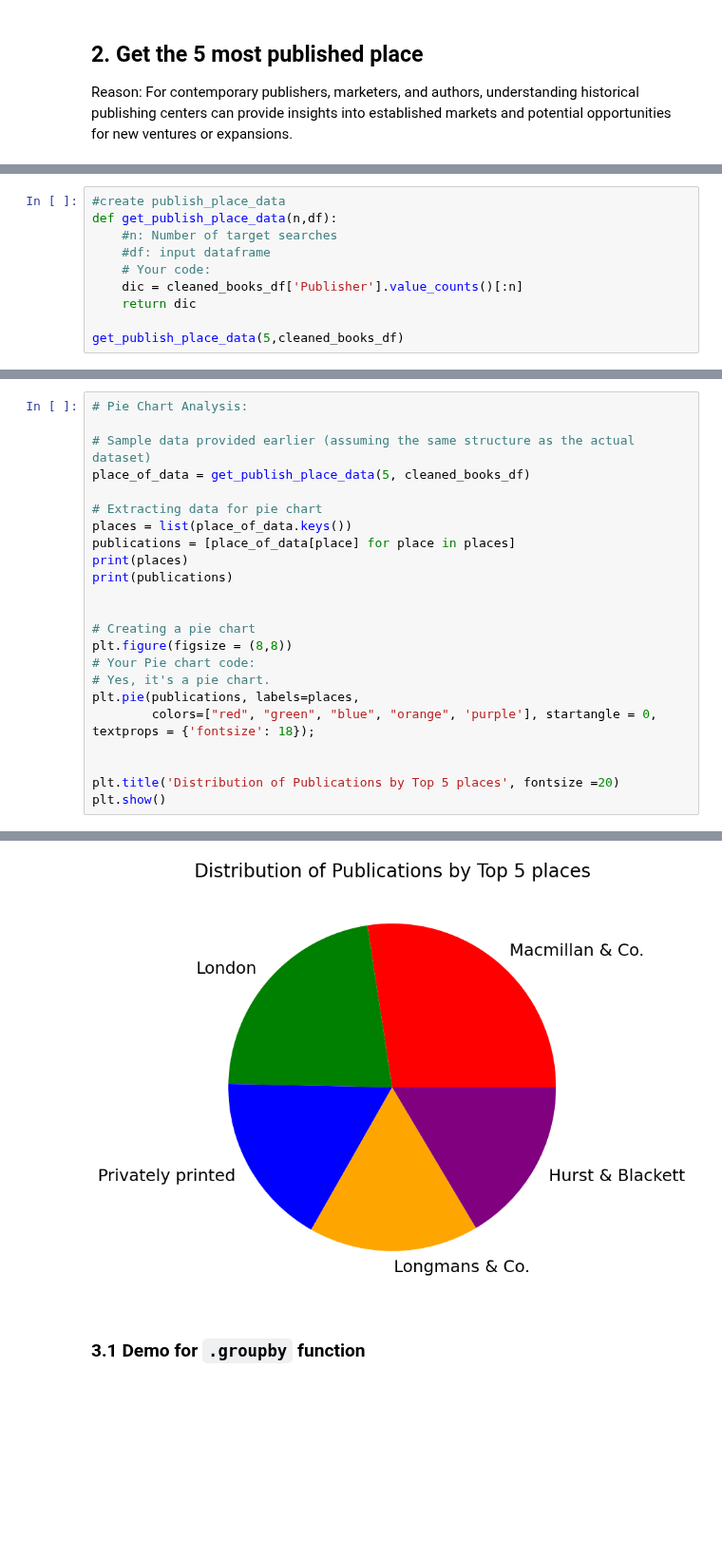
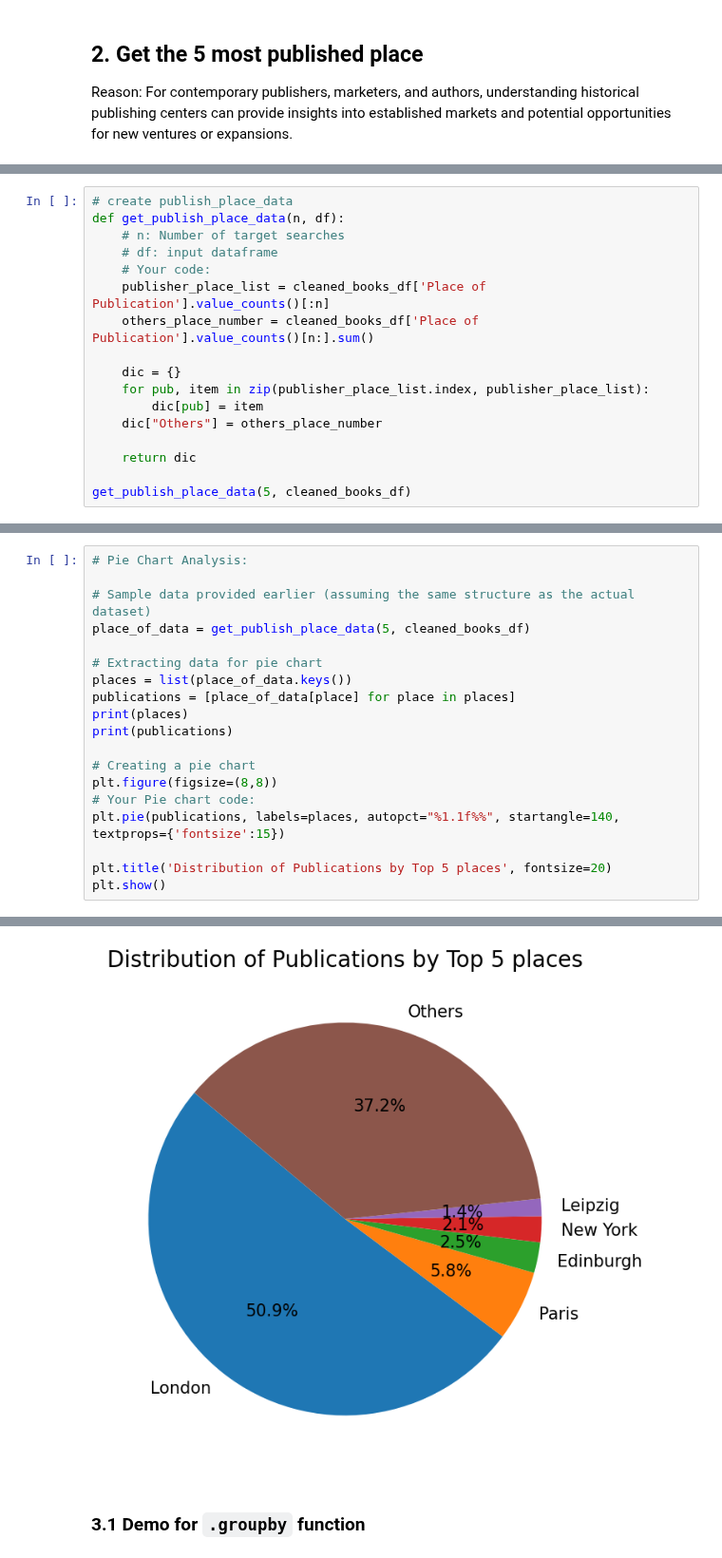
Before and after one commit to orchlonn/CS-456, a Jupyter notebook: Quizzes/Quiz-4.3/Orchlon_Quiz43.ipynb, the cells around one changed output, grey strips where cells are left out. Shown at 95% size. Saved outputs shown, nothing was run; the diff lists cells and outputs as text; blank space fills up the shorter version.

```diff
--- a/Quizzes/Quiz-4.3/Orchlon_Quiz43.ipynb
+++ b/Quizzes/Quiz-4.3/Orchlon_Quiz43.ipynb
@@ -199,13 +199,20 @@ cleaned_books_df.describe()
 | top | London | 1897 | Macmillan & Co. | Poems | William Shakespeare | http://www.flickr.com/photos/brit... |
 | freq | 4219 | 174 | 85 | 10 | 48 | 1 |
 # %%
-#create publish_place_data
-def get_publish_place_data(n,df):
-    #n: Number of target searches
-    #df: input dataframe
+# create publish_place_data
+def get_publish_place_data(n, df):
+    # n: Number of target searches
+    # df: input dataframe
     # Your code:
-    dic = cleaned_books_df['Publisher'].value_counts()[:n]
+    publisher_place_list = cleaned_books_df['Place of Publication'].value_counts()[:n]
+    others_place_number = cleaned_books_df['Place of Publication'].value_counts()[n:].sum()
+
+    dic = {}
+    for pub, item in zip(publisher_place_list.index, publisher_place_list):
+        dic[pub] = item
+    dic["Others"] = others_place_number
+
     return dic
 
-get_publish_place_data(5,cleaned_books_df)
+get_publish_place_data(5, cleaned_books_df)
 # %% [output]
@@ -228,15 +234,11 @@ publications = [place_of_data[place] for place in places]
 print(places)
 print(publications)
 
+# Creating a pie chart
+plt.figure(figsize=(8,8))
+# Your Pie chart code:
+plt.pie(publications, labels=places, autopct="%1.1f%%", startangle=140, textprops={'fontsize':15})
 
-# Creating a pie chart
-plt.figure(figsize = (8,8))
-# Your Pie chart code:
-# Yes, it's a pie chart.
-plt.pie(publications, labels=places,
-        colors=["red", "green", "blue", "orange", 'purple'], startangle = 0, textprops = {'fontsize': 18});
-
-
-plt.title('Distribution of Publications by Top 5 places', fontsize =20)
+plt.title('Distribution of Publications by Top 5 places', fontsize=20)
 plt.show()
 # %% [output]
@@ -245,4 +247,4 @@ plt.show()
-[figure, old version]
+[figure, new version]
 # %% [markdown]
 ### 3.1 Demo for  `.groupby`  function
 # %%
```
Also changed, not shown: parts of 2 cells of this notebook.
